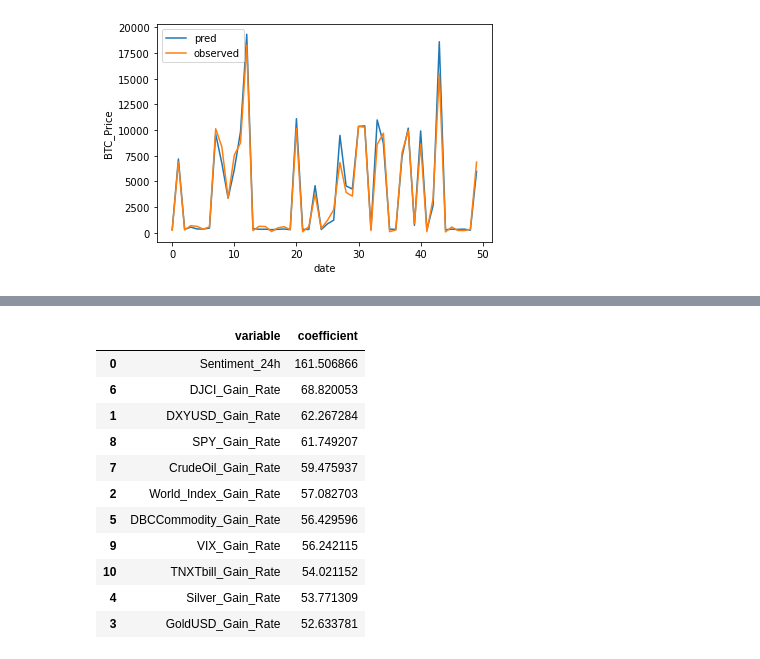
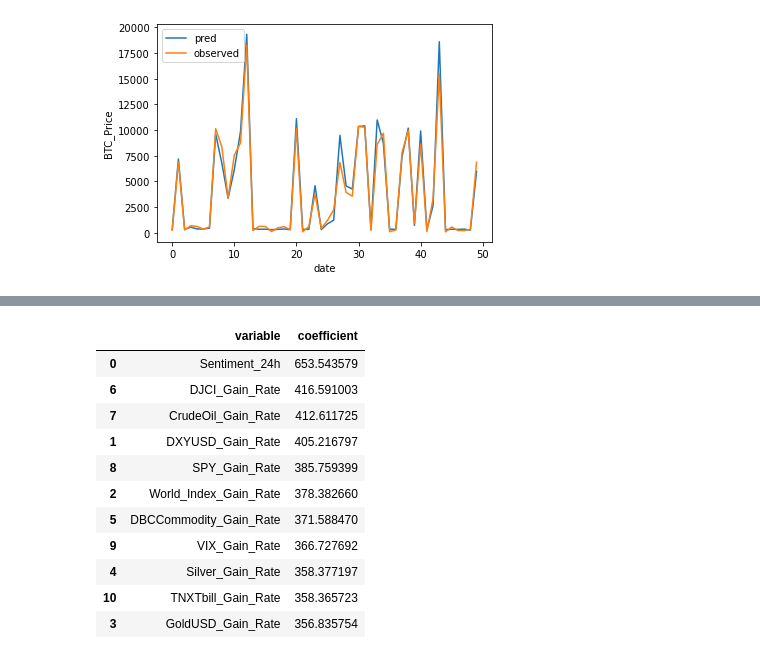
Before and after one commit to zsnail-T/FinTech, a Jupyter notebook: train_Transformer.ipynb, the cells around one changed output, grey strips where cells are left out. Cells and saved outputs as stored; diff of their text form; code cells hidden in the pictures.

```diff
--- a/train_Transformer.ipynb
+++ b/train_Transformer.ipynb
@@ -307,25 +307,25 @@ Epoch: 300 | Epoch Time: 0.0m 1.69s
 # %%
 dev_loss, dev_acc, enc_self_attns, dec_self_attns, dec_enc_attns = evaluate(model, test_loader, criterion)
 # %%
-att = dec_enc_attns[-1].sum(dim=0).cpu()
+att = torch.stack(dec_enc_attns).sum(dim=0).sum(dim=0).cpu()
 pd.DataFrame(att.numpy().sum(axis=0).reshape(-1, 1))
 df_coef = pd.DataFrame(columns=['variable', 'coefficient'])
 df_coef['variable'] = df.columns[:-1]
 df_coef['coefficient'] = att.numpy().sum(axis=0).reshape(-1, 1)
 # df_coef['abs_coefficient'] = df_coef['coefficient'].abs()
 # sort by absolute value of coefficient
 pd.set_option('display.max_rows',None)
 df_coef.sort_values(by=['coefficient'], ascending=False)
 # %% [output]
 |  | variable | coefficient |
-| 0 | Sentiment_24h | 161.506866 |
-| 6 | DJCI_Gain_Rate | 68.820053 |
-| 1 | DXYUSD_Gain_Rate | 62.267284 |
-| 8 | SPY_Gain_Rate | 61.749207 |
-| 7 | CrudeOil_Gain_Rate | 59.475937 |
-| 2 | World_Index_Gain_Rate | 57.082703 |
-| 5 | DBCCommodity_Gain_Rate | 56.429596 |
-| 9 | VIX_Gain_Rate | 56.242115 |
-| 10 | TNXTbill_Gain_Rate | 54.021152 |
-| 4 | Silver_Gain_Rate | 53.771309 |
-| 3 | GoldUSD_Gain_Rate | 52.633781 |
+| 0 | Sentiment_24h | 653.543579 |
+| 6 | DJCI_Gain_Rate | 416.591003 |
+| 7 | CrudeOil_Gain_Rate | 412.611725 |
+| 1 | DXYUSD_Gain_Rate | 405.216797 |
+| 8 | SPY_Gain_Rate | 385.759399 |
+| 2 | World_Index_Gain_Rate | 378.382660 |
+| 5 | DBCCommodity_Gain_Rate | 371.588470 |
+| 9 | VIX_Gain_Rate | 366.727692 |
+| 4 | Silver_Gain_Rate | 358.377197 |
+| 10 | TNXTbill_Gain_Rate | 358.365723 |
+| 3 | GoldUSD_Gain_Rate | 356.835754 |
```
